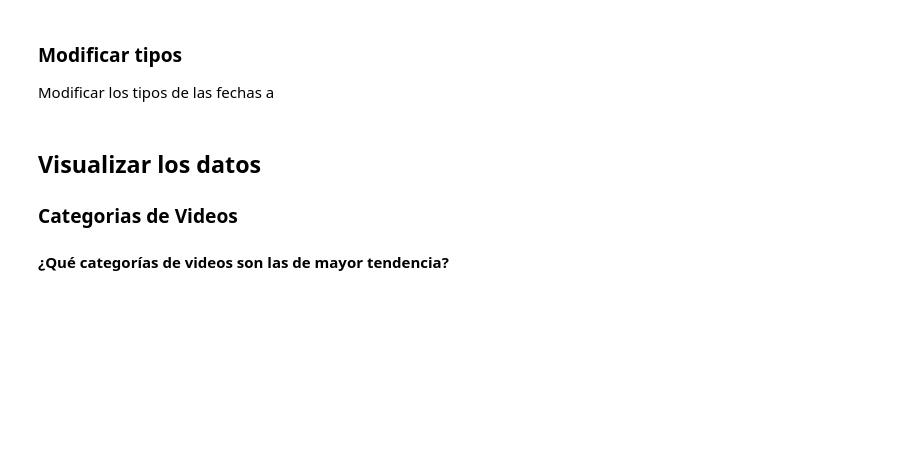
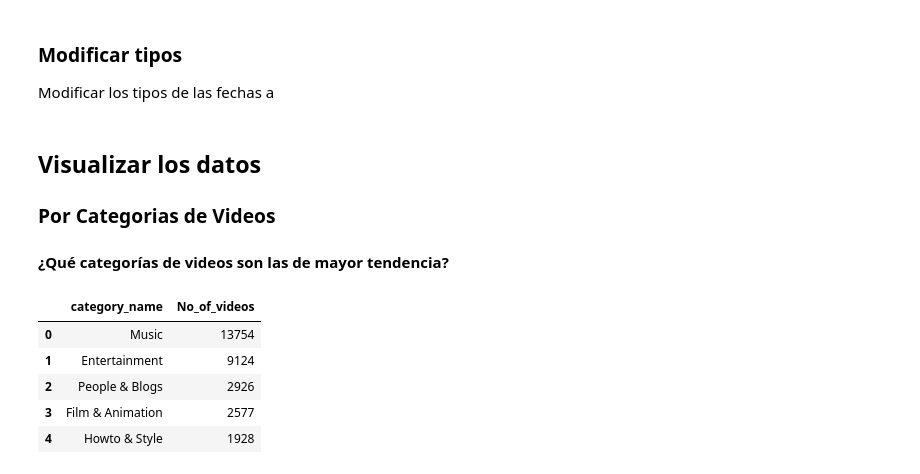
Before and after one commit to thavs-college-repos/eb-2022-1-cc51, a Jupyter notebook: main.ipynb, the cells around one changed output. Cells and saved outputs as stored; diff of their text form; code cells hidden in the pictures; blank space fills up the shorter version.

```diff
--- a/main.ipynb
+++ b/main.ipynb
@@ -131,6 +159,17 @@ df['publish_time'] = pd.to_datetime(df["publish_time"]).dt.date
 df['trending_date'] = pd.to_datetime(df['trending_date'], format='%y.%d.%M').dt.date
 # %% [markdown]
 ## Visualizar los datos
-### Categorias de Videos
+### Por Categorias de Videos
 #### ¿Qué categorías de videos son las de mayor tendencia?
+# %%
+cdf = df["category_name"].value_counts().to_frame().reset_index()
+cdf.rename(columns={"index": "category_name", "category_name": "No_of_videos"}, inplace=True)
+cdf.head()
+# %% [output]
+|  | category_name | No_of_videos |
+| 0 | Music | 13754 |
+| 1 | Entertainment | 9124 |
+| 2 | People & Blogs | 2926 |
+| 3 | Film & Animation | 2577 |
+| 4 | Howto & Style | 1928 |
 # %%
```
Also changed, not shown: parts of 28 cells of this notebook.
